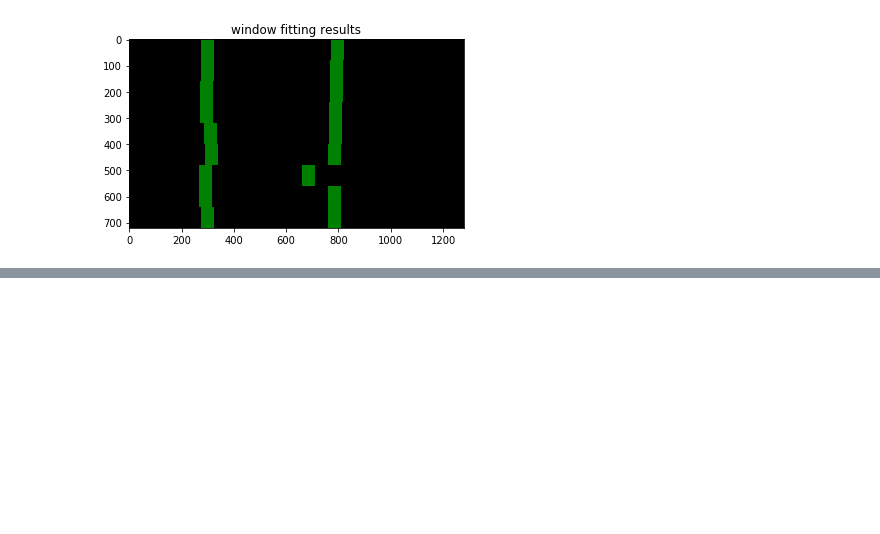
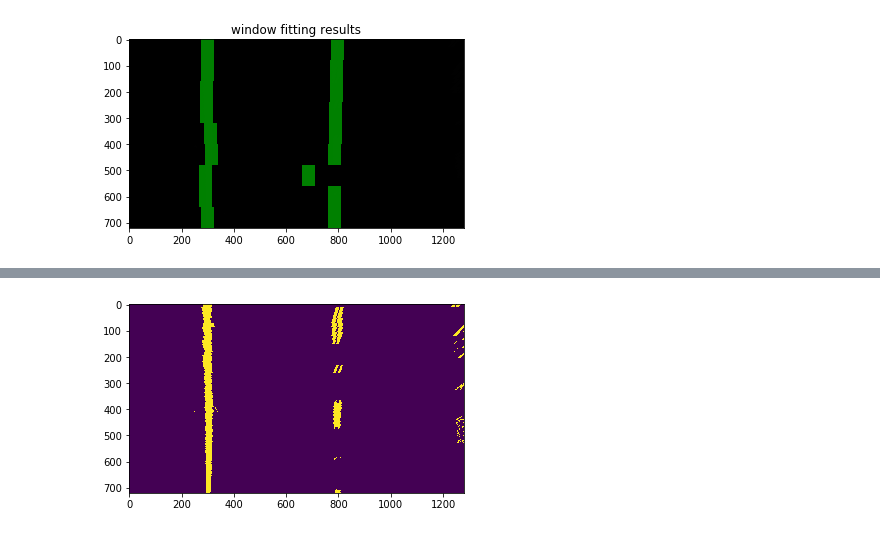
Before and after one commit to kanhua/CarND-Advanced-Lane-Lines, a Jupyter notebook: Image process pipeline test.ipynb, the cells around one changed output, grey strips where cells are left out. Cells and saved outputs as stored; diff of their text form; code cells hidden in the pictures; blank space fills up the shorter version.

```diff
--- a/Image process pipeline test.ipynb
+++ b/Image process pipeline test.ipynb
@@ -311,0 +253,6 @@ plt.show()
+# %%
+n_img
+plt.imshow(n_img)
+plt.show()
+# %% [output]
+[figure, added]
```
Also changed, not shown: parts of 20 cells of this notebook, 3 other files.
